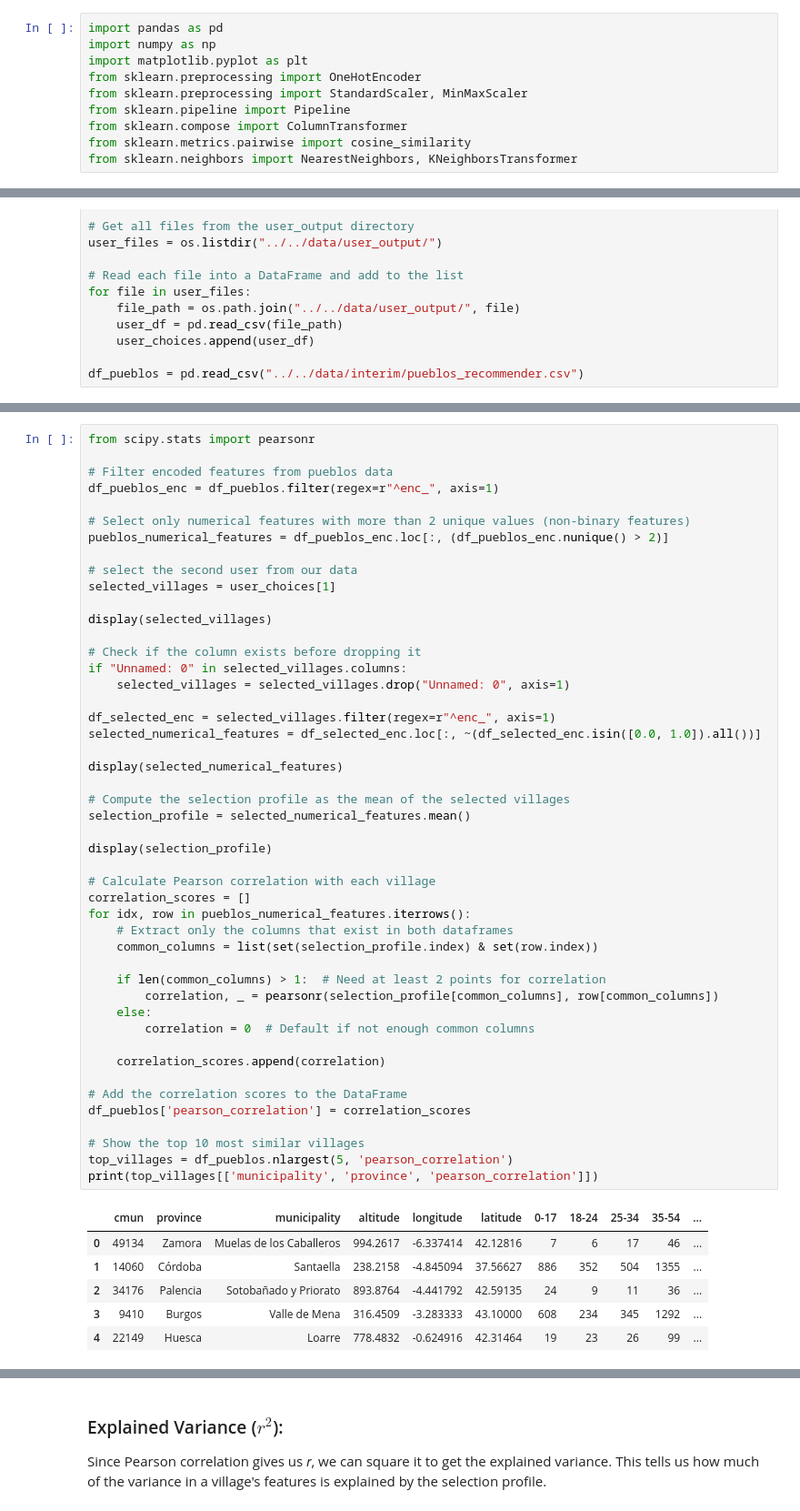
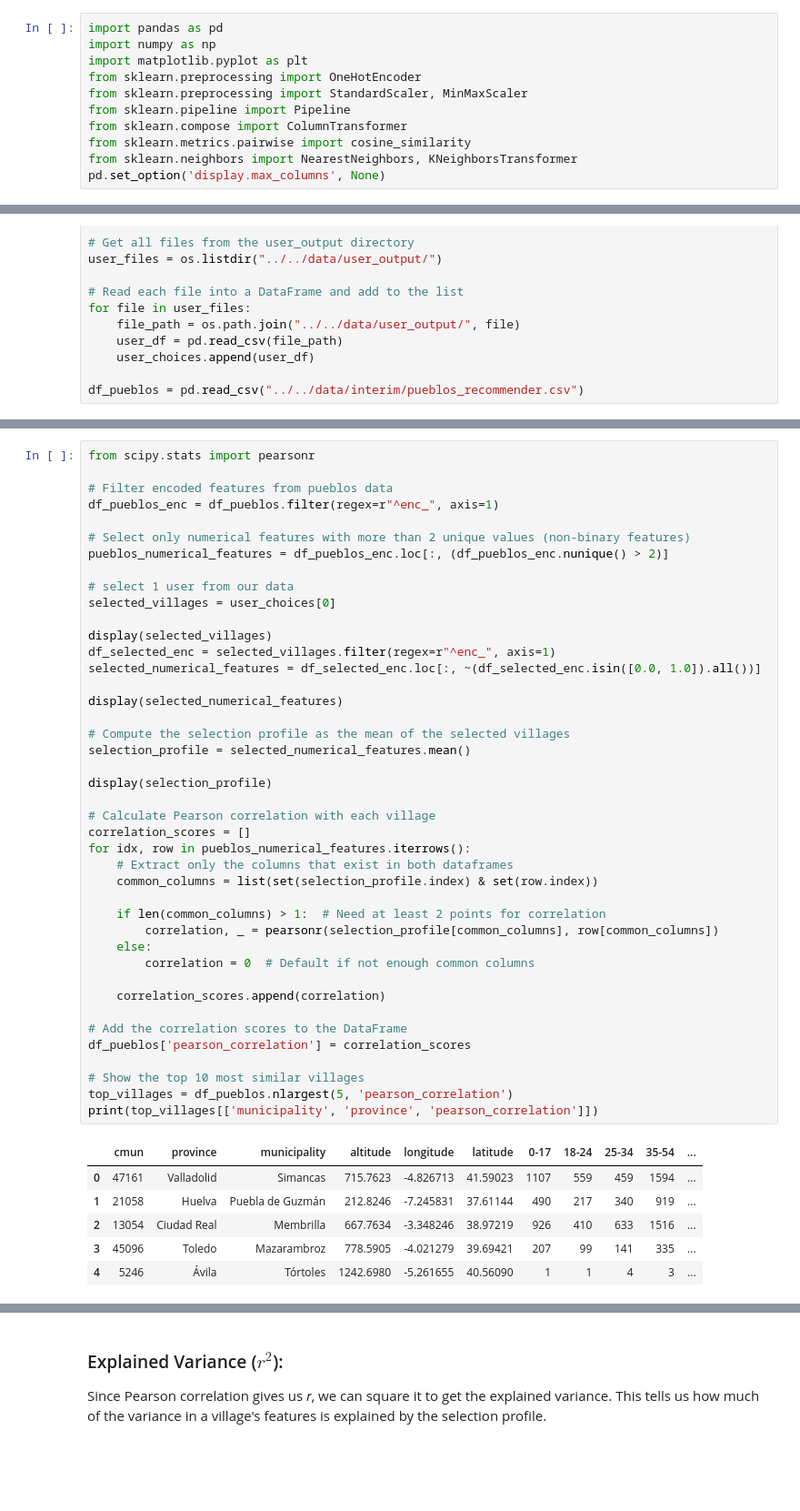
Before and after one commit to marimoysan/ml-pueblos, a Jupyter notebook: notebooks/model/recommender_pearson.ipynb, the cells around one changed output, grey strips where cells are left out. Shown at 91% size. Drawn from its saved outputs; the diff is of its cells as text; blank space fills up the shorter version.

```diff
--- a/notebooks/model/recommender_pearson.ipynb
+++ b/notebooks/model/recommender_pearson.ipynb
@@ -8,6 +8,7 @@ from sklearn.pipeline import Pipeline
 from sklearn.compose import ColumnTransformer
 from sklearn.metrics.pairwise import cosine_similarity
 from sklearn.neighbors import NearestNeighbors, KNeighborsTransformer
+pd.set_option('display.max_columns', None)
 # %%
 import os
 
@@ -50,48 +51,43 @@ df_pueblos_enc = df_pueblos.filter(regex=r"^enc_", axis=1)
 # Select only numerical features with more than 2 unique values (non-binary features)
 pueblos_numerical_features = df_pueblos_enc.loc[:, (df_pueblos_enc.nunique() > 2)]
 
-# select the second user from our data
-selected_villages = user_choices[1]
+# select 1 user from our data
+selected_villages = user_choices[0]
 
 display(selected_villages)
-
-# Check if the column exists before dropping it
-if "Unnamed: 0" in selected_villages.columns:
-    selected_villages = selected_villages.drop("Unnamed: 0", axis=1)
-
 df_selected_enc = selected_villages.filter(regex=r"^enc_", axis=1)
 selected_numerical_features = df_selected_enc.loc[:, ~(df_selected_enc.isin([0.0, 1.0]).all())]
 
 display(selected_numerical_features)
 
 # Compute the selection profile as the mean of the selected villages
 selection_profile = selected_numerical_features.mean()
 
 display(selection_profile)
 
 # Calculate Pearson correlation with each village
 correlation_scores = []
 for idx, row in pueblos_numerical_features.iterrows():
     # Extract only the columns that exist in both dataframes
     common_columns = list(set(selection_profile.index) & set(row.index))
 
     if len(common_columns) > 1:  # Need at least 2 points for correlation
         correlation, _ = pearsonr(selection_profile[common_columns], row[common_columns])
     else:
         correlation = 0  # Default if not enough common columns
 
     correlation_scores.append(correlation)
 
 # Add the correlation scores to the DataFrame
 df_pueblos['pearson_correlation'] = correlation_scores
 
 # Show the top 10 most similar villages
 top_villages = df_pueblos.nlargest(5, 'pearson_correlation')
 print(top_villages[['municipality', 'province', 'pearson_correlation']])
 # %% [output]
 |  | cmun | province | municipality | altitude | longitude | latitude | 0-17 | 18-24 | 25-34 | 35-54 | ... |
-| 0 | 49134 | Zamora | Muelas de los Caballeros | 994.2617 | -6.337414 | 42.12816 | 7 | 6 | 17 | 46 | ... |
-| 1 | 14060 | Córdoba | Santaella | 238.2158 | -4.845094 | 37.56627 | 886 | 352 | 504 | 1355 | ... |
-| 2 | 34176 | Palencia | Sotobañado y Priorato | 893.8764 | -4.441792 | 42.59135 | 24 | 9 | 11 | 36 | ... |
-| 3 | 9410 | Burgos | Valle de Mena | 316.4509 | -3.283333 | 43.10000 | 608 | 234 | 345 | 1292 | ... |
-| 4 | 22149 | Huesca | Loarre | 778.4832 | -0.624916 | 42.31464 | 19 | 23 | 26 | 99 | ... |
+| 0 | 47161 | Valladolid | Simancas | 715.7623 | -4.826713 | 41.59023 | 1107 | 559 | 459 | 1594 | ... |
+| 1 | 21058 | Huelva | Puebla de Guzmán | 212.8246 | -7.245831 | 37.61144 | 490 | 217 | 340 | 919 | ... |
+| 2 | 13054 | Ciudad Real | Membrilla | 667.7634 | -3.348246 | 38.97219 | 926 | 410 | 633 | 1516 | ... |
+| 3 | 45096 | Toledo | Mazarambroz | 778.5905 | -4.021279 | 39.69421 | 207 | 99 | 141 | 335 | ... |
+| 4 | 5246 | Ávila | Tórtoles | 1242.6980 | -5.261655 | 40.56090 | 1 | 1 | 4 | 3 | ... |
```
Also changed, not shown: parts of 5 cells of this notebook, 3 other files.
